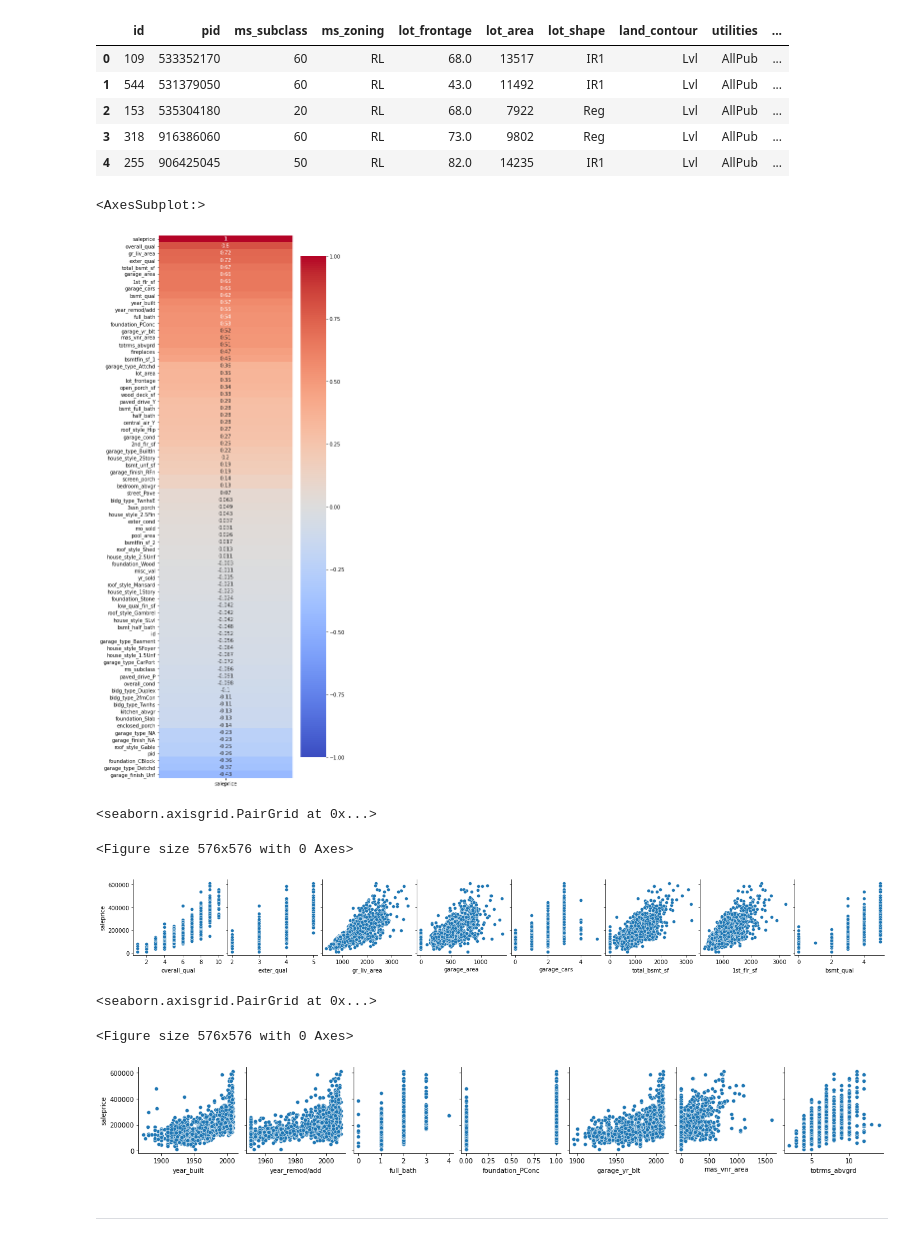
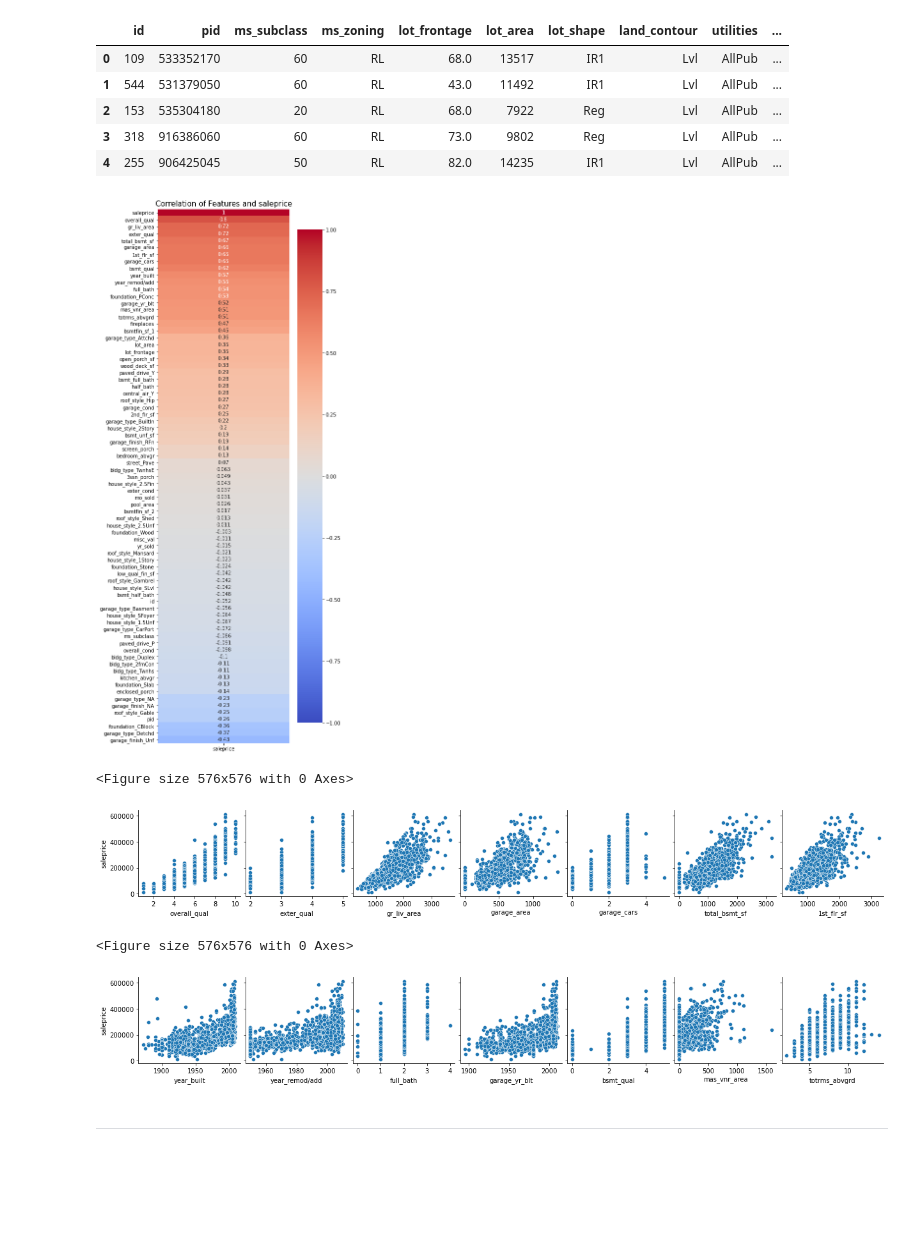
Before and after one commit to ajoneal/ames-iowa-housing-project, a Jupyter notebook: data_pre-processing.ipynb, the cells around one changed output. Drawn from its saved outputs; the diff is of its cells as text; code cells hidden in the pictures; blank space fills up the shorter version.

```diff
--- a/data_pre-processing.ipynb
+++ b/data_pre-processing.ipynb
@@ -1016,32 +1017,33 @@ train_df.head()
 | 4 | 255 | 906425045 | 50 | RL | 82.0 | 14235 | IR1 | Lvl | AllPub | ... |
 # %%
 plt.figure(figsize=(6,20))
+plt.title('Correlation of Features and saleprice', size=15)
 sns.heatmap(train_df.corr()[['saleprice']].sort_values('saleprice', ascending=False),
            annot=True,
            cmap='coolwarm',
            vmin=-1,
            vmax=1)
+plt.savefig('./visualizations/feature_correlations.png', bbox_inches='tight');
 # %% [output]
-<AxesSubplot:>
-[figure, old version]
+[figure, new version]
 # %%
 plt.figure(figsize=(8,8))
 sns.pairplot(train_df, x_vars=['overall_qual', 'exter_qual', 'gr_liv_area', 'garage_area', 'garage_cars',
-                                'total_bsmt_sf', '1st_flr_sf', 'bsmt_qual'],
+                                'total_bsmt_sf', '1st_flr_sf'],
             y_vars=['saleprice'])
+plt.savefig('./visualizations/pairplot1.png', bbox_inches='tight');
 # %% [output]
-<seaborn.axisgrid.PairGrid at 0x...>
+<Figure size 576x576 with 0 Axes>
-<Figure size 576x576 with 0 Axes>
-[figure, old version]
+[figure, new version]
 # %%
 plt.figure(figsize=(8,8))
-sns.pairplot(train_df, x_vars=['year_built', 'year_remod/add', 'full_bath', 'foundation_PConc', 'garage_yr_blt',
+sns.pairplot(train_df, x_vars=['year_built', 'year_remod/add', 'full_bath', 'garage_yr_blt', 'bsmt_qual',
                                 'mas_vnr_area', 'totrms_abvgrd'],
             y_vars=['saleprice'])
+plt.savefig('./visualizations/pairplot2.png', bbox_inches='tight');
 # %% [output]
-<seaborn.axisgrid.PairGrid at 0x...>
+<Figure size 576x576 with 0 Axes>
-<Figure size 576x576 with 0 Axes>
-[figure, old version]
+[figure, new version]
 # %%
 train_df.to_csv('./datasets/clean_train.csv', index=False)
 test_df.to_csv('./datasets/clean_test.csv', index=False)
```
Also changed, not shown: parts of 3 cells of this notebook, 15 other files.
